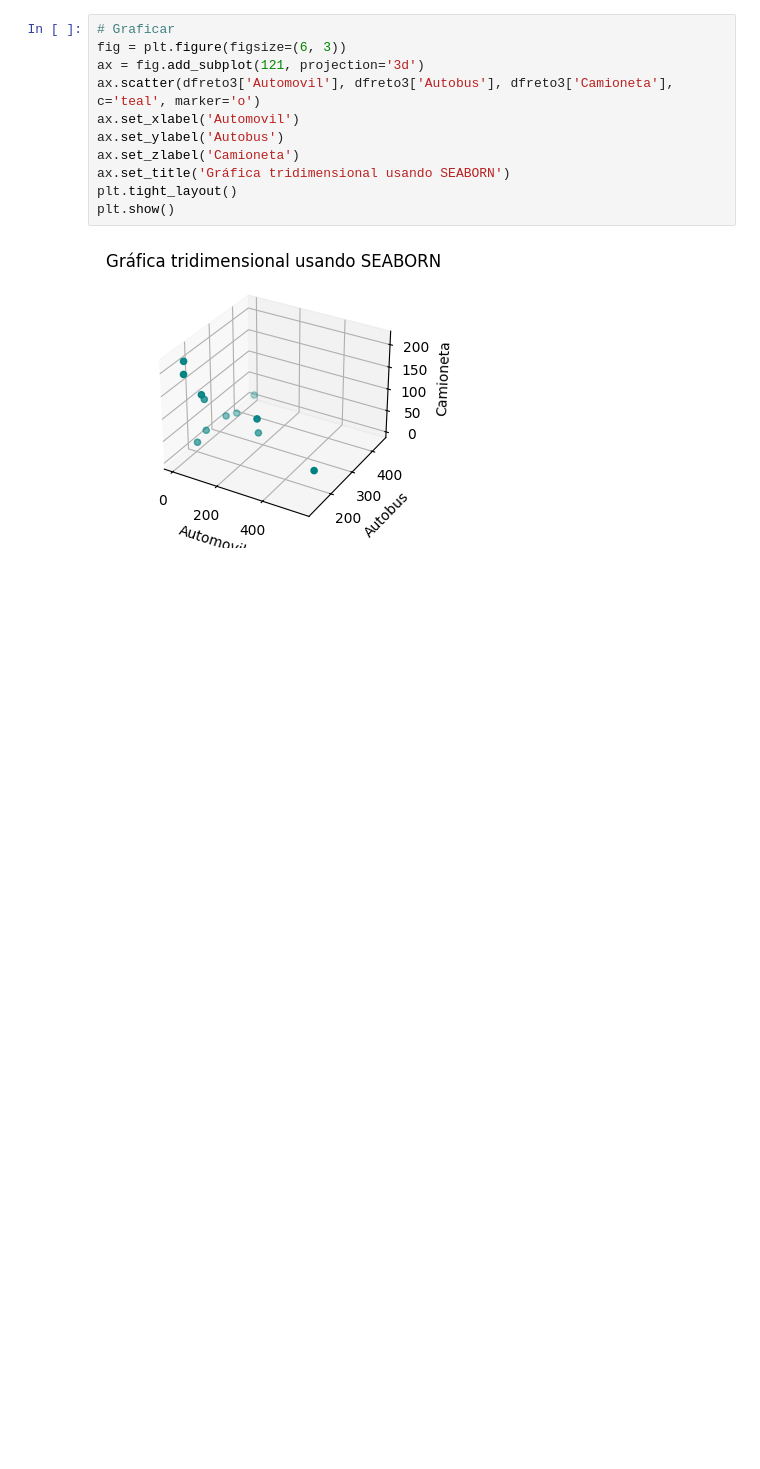
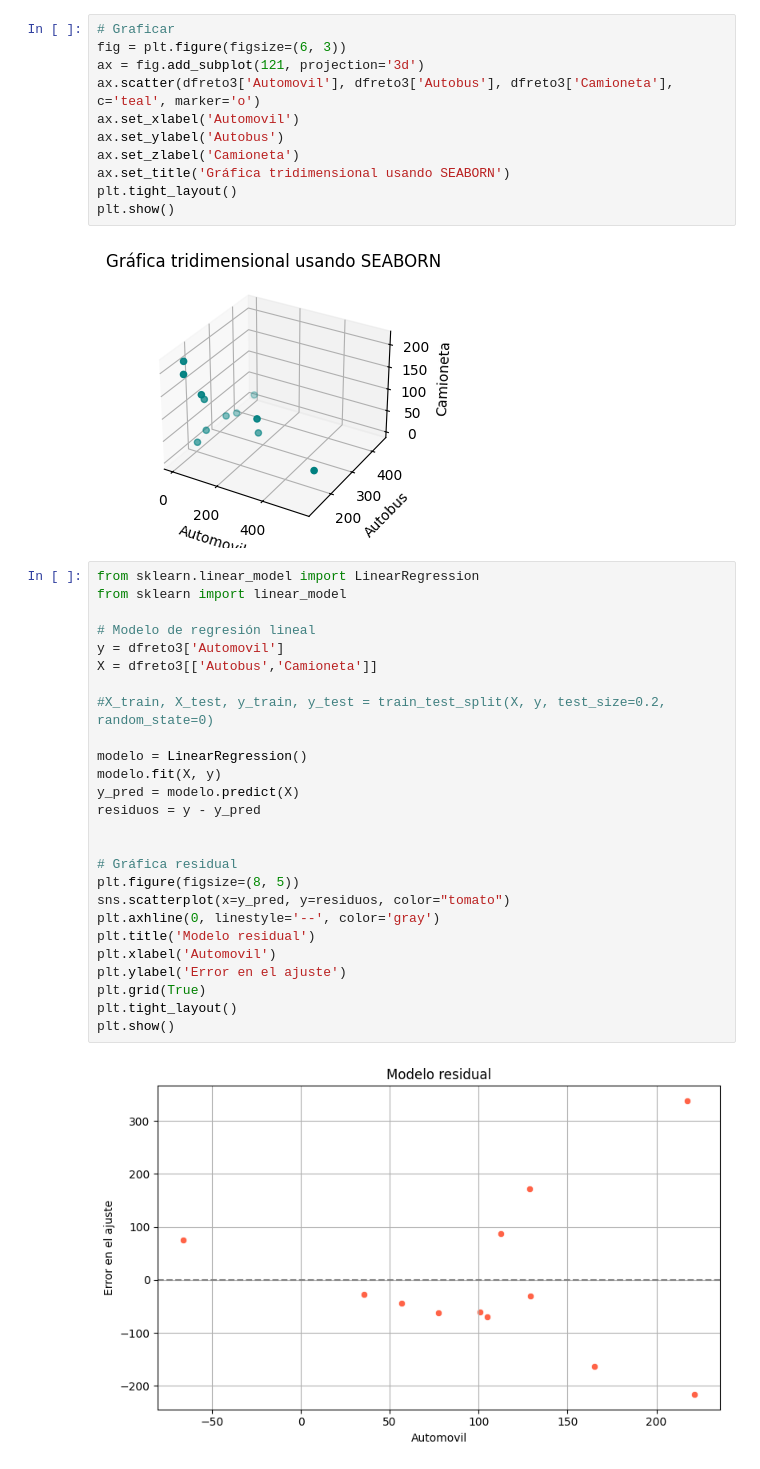
Before and after one commit to jcml002/12Reto, a Jupyter notebook: Reto12.ipynb, the cells around one changed output. Drawn from its saved outputs; the diff is of its cells as text; blank space fills up the shorter version.

```diff
--- a/Reto12.ipynb
+++ b/Reto12.ipynb
@@ -77,3 +77,31 @@ plt.tight_layout()
 plt.show()
 # %% [output]
 [figure]
+# %%
+from sklearn.linear_model import LinearRegression
+from sklearn import linear_model
+
+# Modelo de regresión lineal
+y = dfreto3['Automovil']
+X = dfreto3[['Autobus','Camioneta']]
+
+#X_train, X_test, y_train, y_test = train_test_split(X, y, test_size=0.2, random_state=0)
+
+modelo = LinearRegression()
+modelo.fit(X, y)
+y_pred = modelo.predict(X)
+residuos = y - y_pred
+
+
+# Gráfica residual
+plt.figure(figsize=(8, 5))
+sns.scatterplot(x=y_pred, y=residuos, color="tomato")
+plt.axhline(0, linestyle='--', color='gray')
+plt.title('Modelo residual')
+plt.xlabel('Automovil')
+plt.ylabel('Error en el ajuste')
+plt.grid(True)
+plt.tight_layout()
+plt.show()
+# %% [output]
+[figure, added]
```
Also changed, not shown: parts of 8 cells of this notebook.
